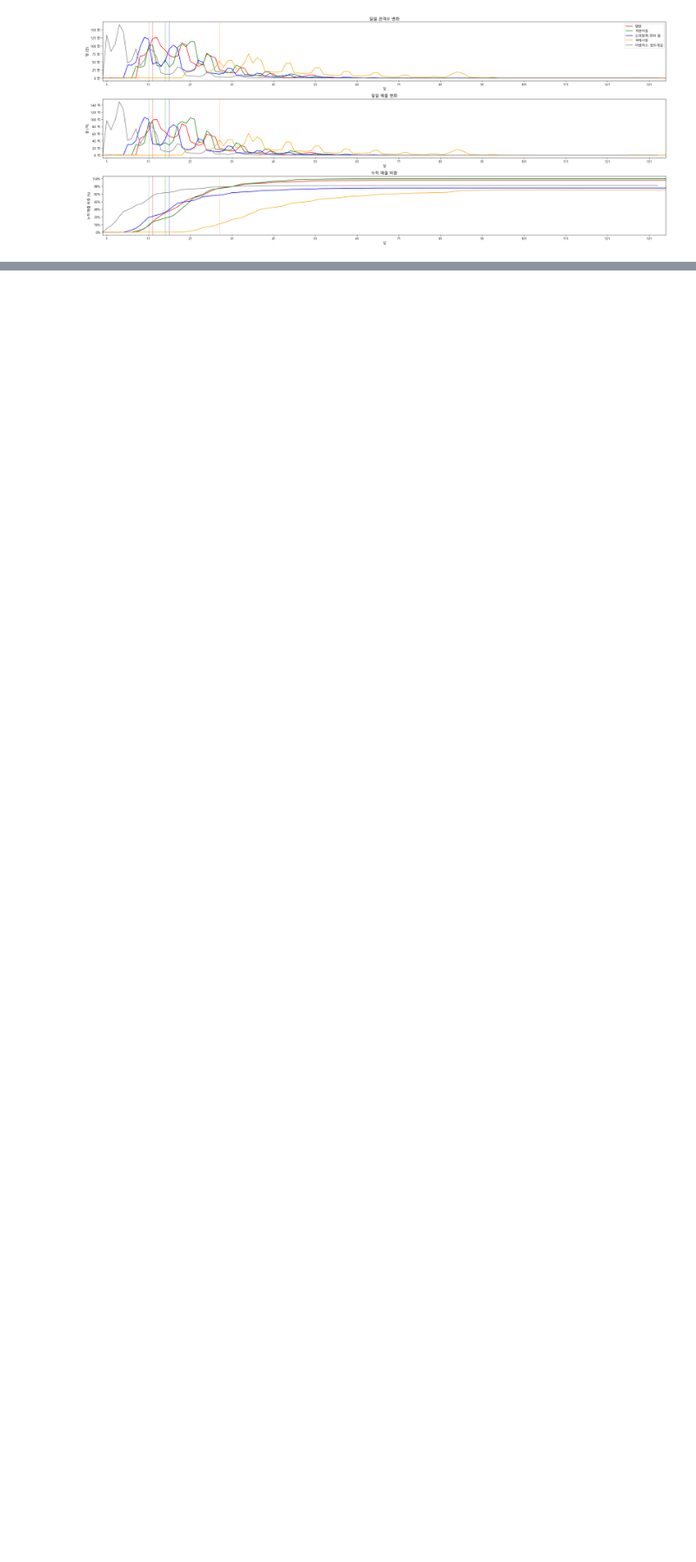
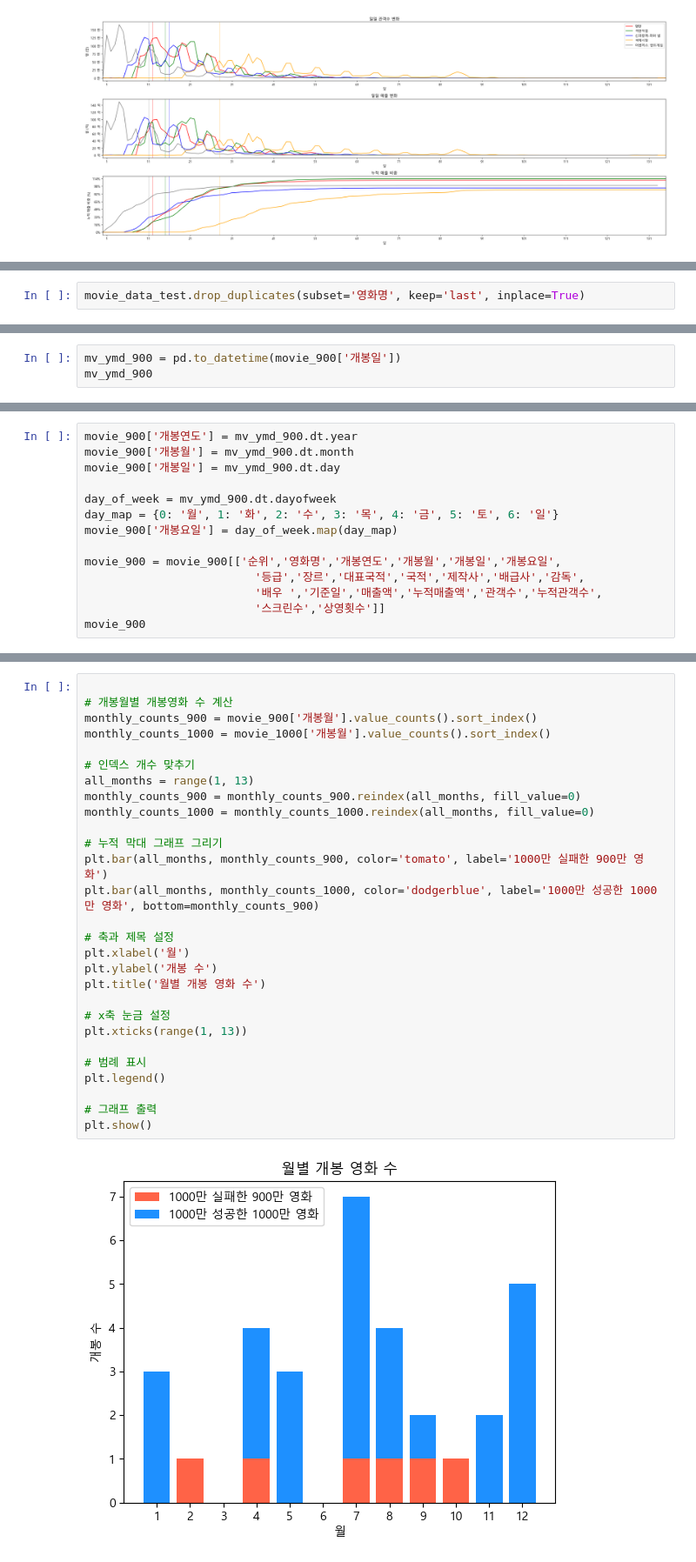
Before and after one commit to wonyounging/1_Project, a Jupyter notebook: 분석_천만관객 영화 특징_최종.ipynb, the cells around one changed output, grey strips where cells are left out. Shown at 87% size. Cells and saved outputs as stored; diff of their text form; blank space fills up the shorter version.

```diff
--- a/분석_천만관객 영화 특징_최종.ipynb
+++ b/분석_천만관객 영화 특징_최종.ipynb
@@ -863,0 +869,2 @@ plt.show()
+# %%
+movie_data_test.drop_duplicates(subset='영화명', keep='last', inplace=True)
@@ -863,0 +899,3 @@ plt.show()
+# %%
+mv_ymd_900 = pd.to_datetime(movie_900['개봉일'])
+mv_ymd_900
@@ -863,0 +910,14 @@ plt.show()
+# %%
+movie_900['개봉연도'] = mv_ymd_900.dt.year
+movie_900['개봉월'] = mv_ymd_900.dt.month
+movie_900['개봉일'] = mv_ymd_900.dt.day
+
+day_of_week = mv_ymd_900.dt.dayofweek
+day_map = {0: '월', 1: '화', 2: '수', 3: '목', 4: '금', 5: '토', 6: '일'}
+movie_900['개봉요일'] = day_of_week.map(day_map)
+
+movie_900 = movie_900[['순위','영화명','개봉연도','개봉월','개봉일','개봉요일',
+                         '등급','장르','대표국적','국적','제작사','배급사','감독',
+                         '배우 ','기준일','매출액','누적매출액','관객수','누적관객수',
+                         '스크린수','상영횟수']]
+movie_900
@@ -863,0 +933,30 @@ plt.show()
+# %%
+
+# 개봉월별 개봉영화 수 계산
+monthly_counts_900 = movie_900['개봉월'].value_counts().sort_index()
+monthly_counts_1000 = movie_1000['개봉월'].value_counts().sort_index()
+
+# 인덱스 개수 맞추기
+all_months = range(1, 13)
+monthly_counts_900 = monthly_counts_900.reindex(all_months, fill_value=0)
+monthly_counts_1000 = monthly_counts_1000.reindex(all_months, fill_value=0)
+
+# 누적 막대 그래프 그리기
+plt.bar(all_months, monthly_counts_900, color='tomato', label='1000만 실패한 900만 영화')
+plt.bar(all_months, monthly_counts_1000, color='dodgerblue', label='1000만 성공한 1000만 영화', bottom=monthly_counts_900)
+
+# 축과 제목 설정
+plt.xlabel('월')
+plt.ylabel('개봉 수')
+plt.title('월별 개봉 영화 수')
+
+# x축 눈금 설정
+plt.xticks(range(1, 13))
+
+# 범례 표시
+plt.legend()
+
+# 그래프 출력
+plt.show()
+# %% [output]
+[figure, added]
```
Also changed, not shown: parts of 11 cells of this notebook, 1 other file.
